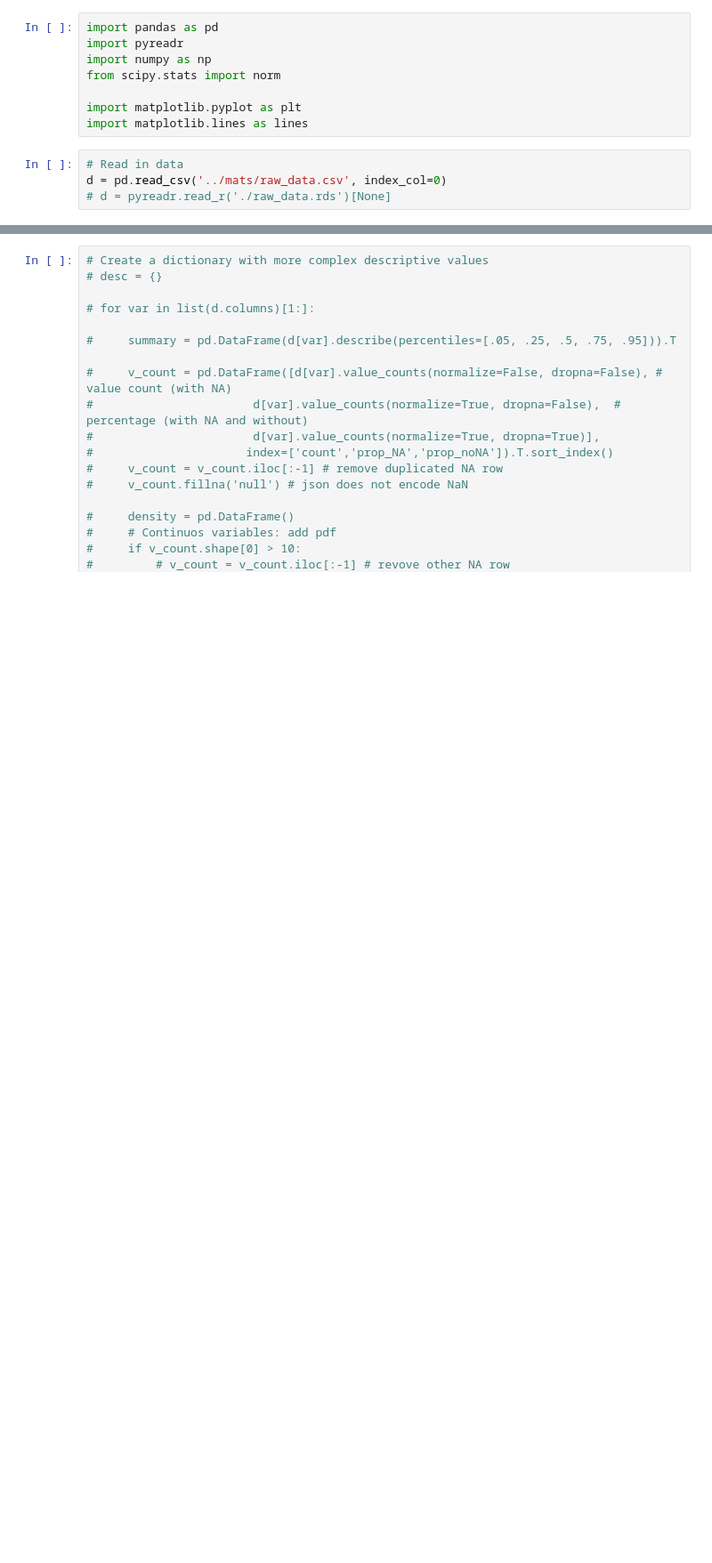
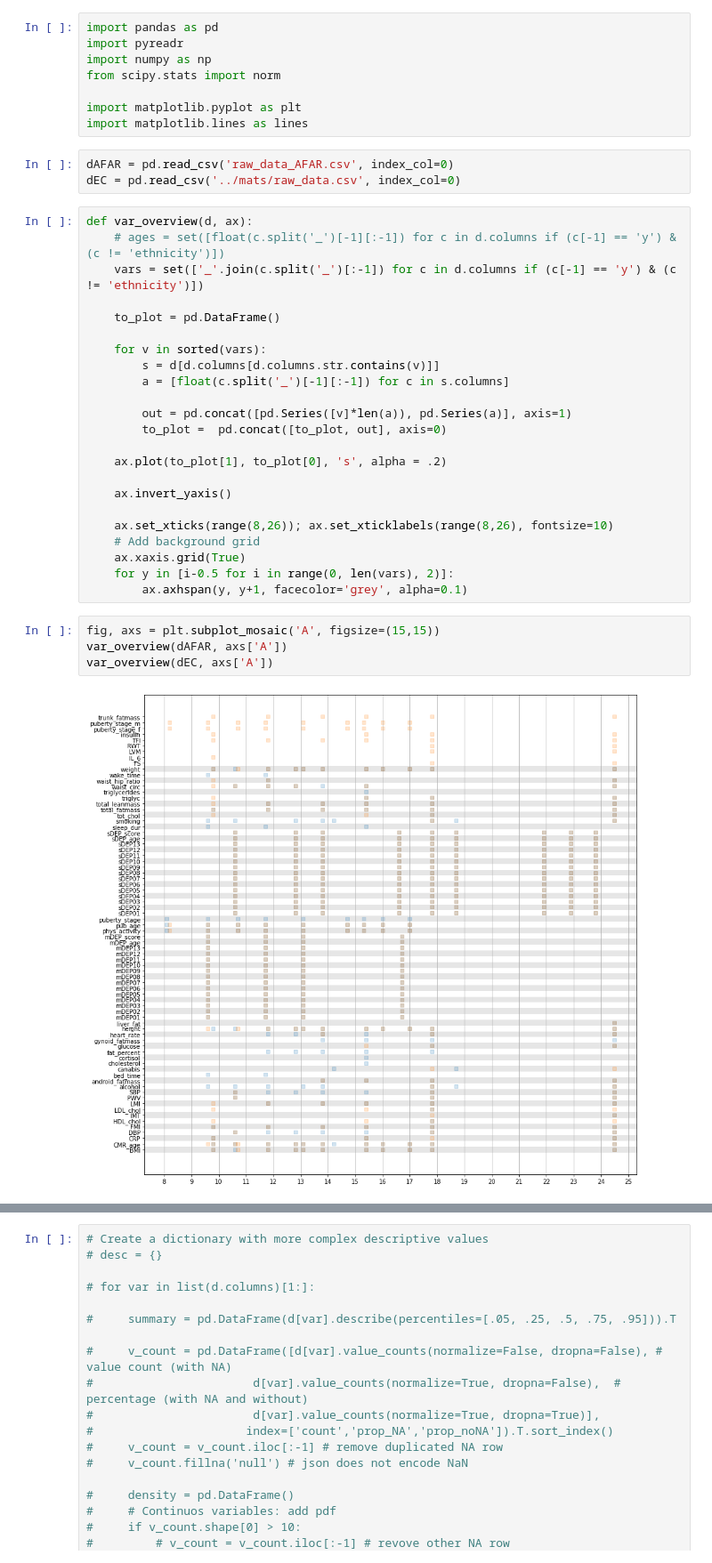
Before and after one commit to SereDef/comorb-longit-project, a Jupyter notebook: 3.Timeline.ipynb, the cells around one changed output, grey strips where cells are left out. Shown at 89% size. Cells and saved outputs as stored; diff of their text form; blank space fills up the shorter version.

```diff
--- a/3.Timeline.ipynb
+++ b/3.Timeline.ipynb
@@ -6,9 +6,37 @@ from scipy.stats import norm
 
 import matplotlib.pyplot as plt
 import matplotlib.lines as lines
-# %%
-# Read in data
-d = pd.read_csv('../mats/raw_data.csv', index_col=0)
-# d = pyreadr.read_r('./raw_data.rds')[None]
+# %%
+dAFAR = pd.read_csv('raw_data_AFAR.csv', index_col=0)
+dEC = pd.read_csv('../mats/raw_data.csv', index_col=0)
+# %%
+def var_overview(d, ax):
+    # ages = set([float(c.split('_')[-1][:-1]) for c in d.columns if (c[-1] == 'y') & (c != 'ethnicity')])
+    vars = set(['_'.join(c.split('_')[:-1]) for c in d.columns if (c[-1] == 'y') & (c != 'ethnicity')])
+
+    to_plot = pd.DataFrame()
+
+    for v in sorted(vars):
+        s = d[d.columns[d.columns.str.contains(v)]]
+        a = [float(c.split('_')[-1][:-1]) for c in s.columns]
+
+        out = pd.concat([pd.Series([v]*len(a)), pd.Series(a)], axis=1)
+        to_plot =  pd.concat([to_plot, out], axis=0)
+
+    ax.plot(to_plot[1], to_plot[0], 's', alpha = .2)
+
+    ax.invert_yaxis()
+
+    ax.set_xticks(range(8,26)); ax.set_xticklabels(range(8,26), fontsize=10)
+    # Add background grid
+    ax.xaxis.grid(True)
+    for y in [i-0.5 for i in range(0, len(vars), 2)]:
+        ax.axhspan(y, y+1, facecolor='grey', alpha=0.1)
+# %%
+fig, axs = plt.subplot_mosaic('A', figsize=(15,15))
+var_overview(dAFAR, axs['A'])
+var_overview(dEC, axs['A'])
+# %% [output]
+[figure, added]
 # %%
 # Save easy descriptives
```
Also changed, not shown: parts of 5 cells of this notebook, 2 other files.
